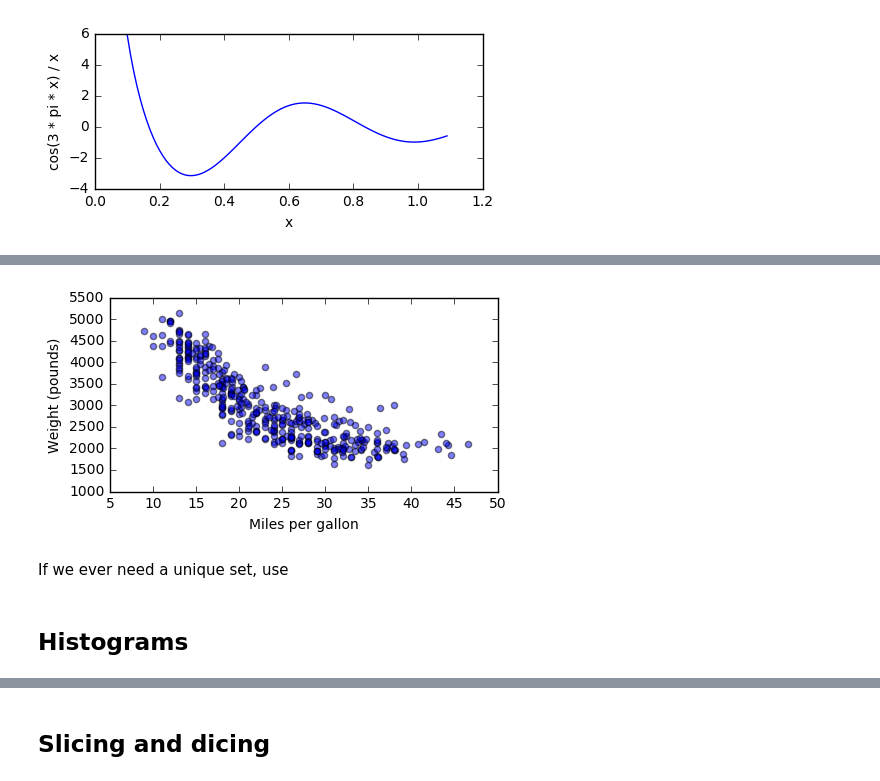
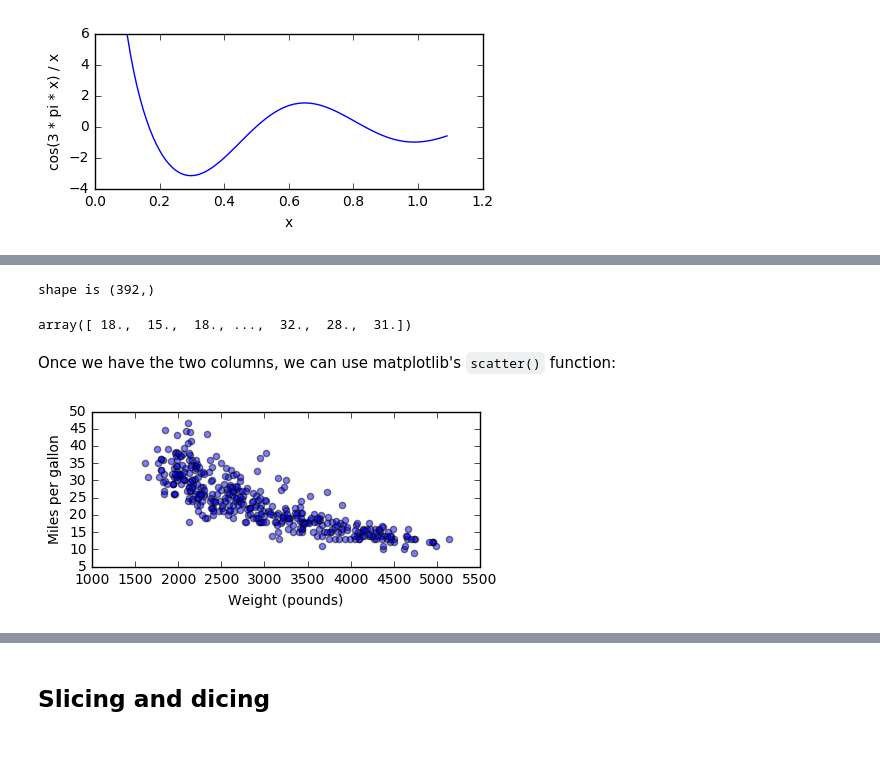
Before and after one commit to parrt/msds501, a Jupyter notebook: notes/data.ipynb, the cells around one changed output, grey strips where cells are left out. Cells and saved outputs as stored; diff of their text form; code cells hidden in the pictures; blank space fills up the shorter version.

```diff
--- a/notes/data.ipynb
+++ b/notes/data.ipynb
@@ -230,14 +257,18 @@ print m
+# %%
+mpg = m[:,0]
+wgt = m[:,3]
+print "shape is", mpg.shape
+mpg
+# %% [output]
+shape is (392,)
+array([ 18.,  15.,  18., ...,  32.,  28.,  31.])
+# %% [markdown]
+Once we have the two columns, we can use matplotlib's `scatter()` function:
 # %%
-mpg = m[:,0]
-wgt = m[:,3]
-fig=plt.figure(figsize=(5, 2.5))
-plt.scatter(mpg, wgt, alpha=0.5) # looks cooler with alpha (opacity) at 50%
-plt.xlabel('Miles per gallon')
-plt.ylabel('Weight (pounds)')
+fig=plt.figure(figsize=(5, 2))
+plt.scatter(wgt, mpg, alpha=0.5) # looks cooler with alpha (opacity) at 50%
+plt.xlabel('Weight (pounds)')
+plt.ylabel('Miles per gallon')
 plt.show()
 # %% [output]
-[figure, old version]
+[figure, new version]
-# %% [markdown]
-If we ever need a unique set, use
-# %% [markdown]
-## Histograms
```
Also changed, not shown: parts of 25 cells of this notebook.
